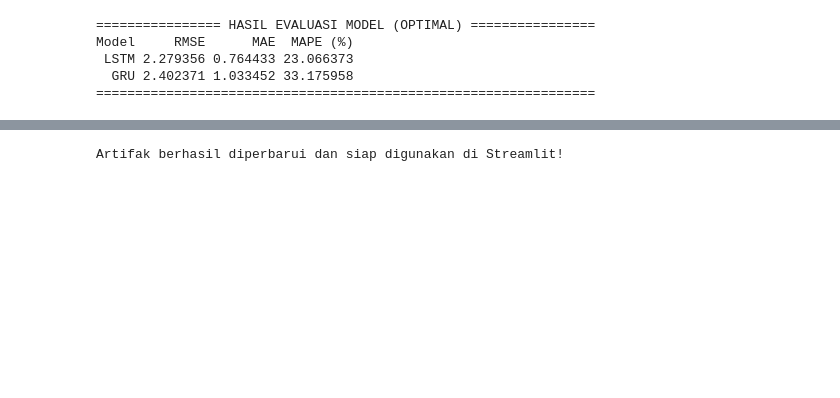
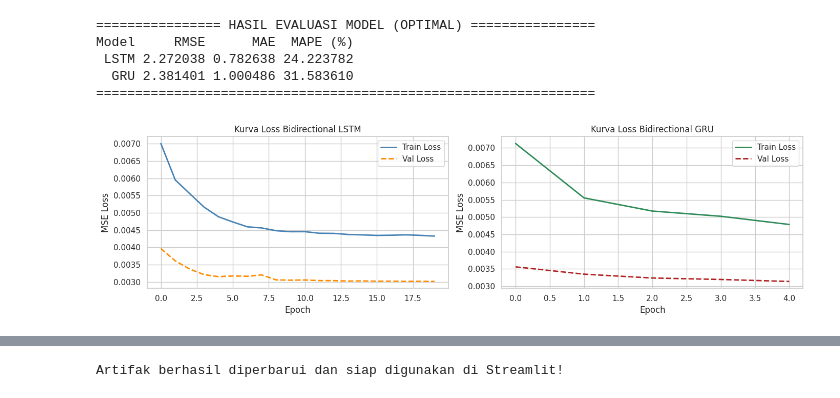
Before and after one commit to LukasKrisna/lstm-gru-stock-prediction, a Jupyter notebook: model/Initial Model 2.ipynb, the cells around one changed output, grey strips where cells are left out. Cells and saved outputs as stored; diff of their text form; code cells hidden in the pictures; blank space fills up the shorter version.

Commit message:
add model eval visualization

```diff
--- a/model/Initial Model 2.ipynb
+++ b/model/Initial Model 2.ipynb
@@ -141,10 +141,10 @@ cb = [
 ]
 
 print("\nTraining Bidirectional LSTM...")
-model_lstm.fit(X_train, y_train, validation_split=0.1, epochs=20, batch_size=64, callbacks=cb, verbose=1)
+history_lstm = model_lstm.fit(X_train, y_train, validation_split=0.1, epochs=20, batch_size=64, callbacks=cb, verbose=1)
 
 print("\nTraining Bidirectional GRU...")
-model_gru.fit(X_train, y_train, validation_split=0.1, epochs=20, batch_size=64, callbacks=cb, verbose=1)
+history_gru = model_gru.fit(X_train, y_train, validation_split=0.1, epochs=20, batch_size=64, callbacks=cb, verbose=1)
 # %% [output]
 Rentang tanggal baru: 2023-01-01 s.d. 2025-12-04
 Training Bidirectional LSTM...
@@ -212,6 +211,42 @@ print("================================================================")
 # %% [output]
 ================ HASIL EVALUASI MODEL (OPTIMAL) ================
 Model     RMSE      MAE  MAPE (%)
- LSTM 2.279356 0.764433 23.066373
-  GRU 2.402371 1.033452 33.175958
+ LSTM 2.272038 0.782638 24.223782
+  GRU 2.381401 1.000486 31.583610
 ================================================================
+# %%
+# ===============================================================
+# 5.1 VISUALISASI HASIL EVALUASI MODEL
+# ===============================================================
+import matplotlib.pyplot as plt
+import seaborn as sns
+
+sns.set_theme(style="whitegrid")
+plt.rcParams.update({"font.size": 10})
+
+# ---------------------------------------------------------------
+# VISUALISASI 1: Training & Validation Loss Curve (Overfitting Check)
+# ---------------------------------------------------------------
+fig, axes = plt.subplots(1, 2, figsize=(14, 4))
+
+# Subplot LSTM
+axes[0].plot(history_lstm.history["loss"], label="Train Loss", color="steelblue", linewidth=2)
+axes[0].plot(history_lstm.history["val_loss"], label="Val Loss", color="darkorange", linestyle="--", linewidth=2)
+axes[0].set_title("Kurva Loss Bidirectional LSTM")
+axes[0].set_xlabel("Epoch")
+axes[0].set_ylabel("MSE Loss")
+axes[0].legend()
+
+# Subplot GRU
+axes[1].plot(history_gru.history["loss"], label="Train Loss", color="seagreen", linewidth=2)
+axes[1].plot(history_gru.history["val_loss"], label="Val Loss", color="firebrick", linestyle="--", linewidth=2)
+axes[1].set_title("Kurva Loss Bidirectional GRU")
+axes[1].set_xlabel("Epoch")
+axes[1].set_ylabel("MSE Loss")
+axes[1].legend()
+
+plt.tight_layout()
+plt.savefig("visualisasi_1_training_loss.png", dpi=300)
+plt.show()
+# %% [output]
+[figure, added]
```
Also changed, not shown: parts of 3 cells of this notebook, 1 other file.
